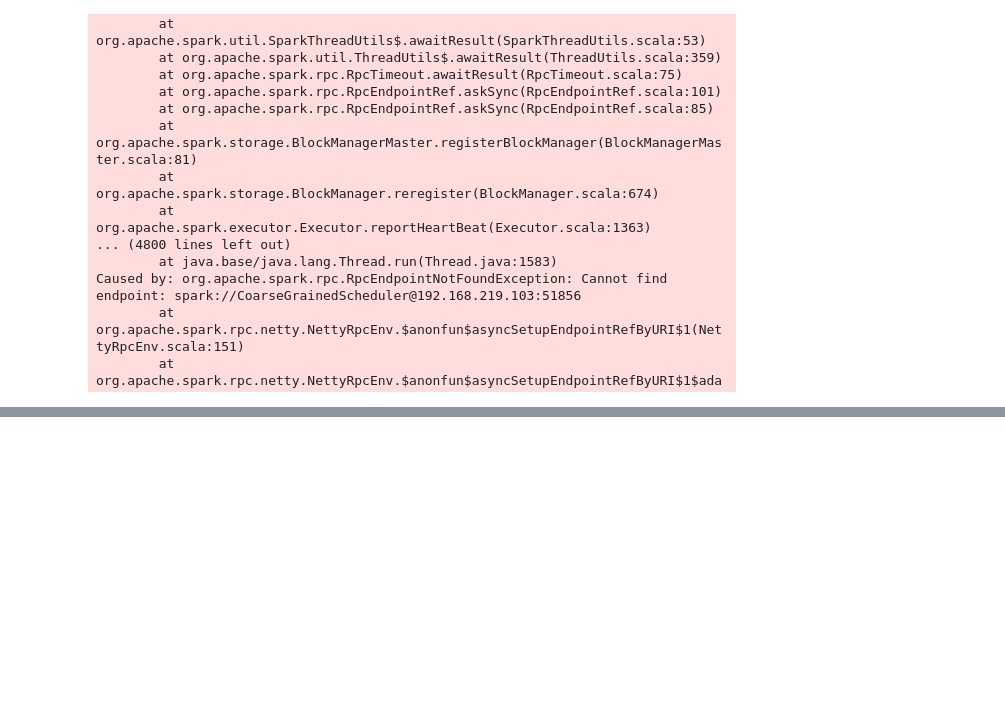
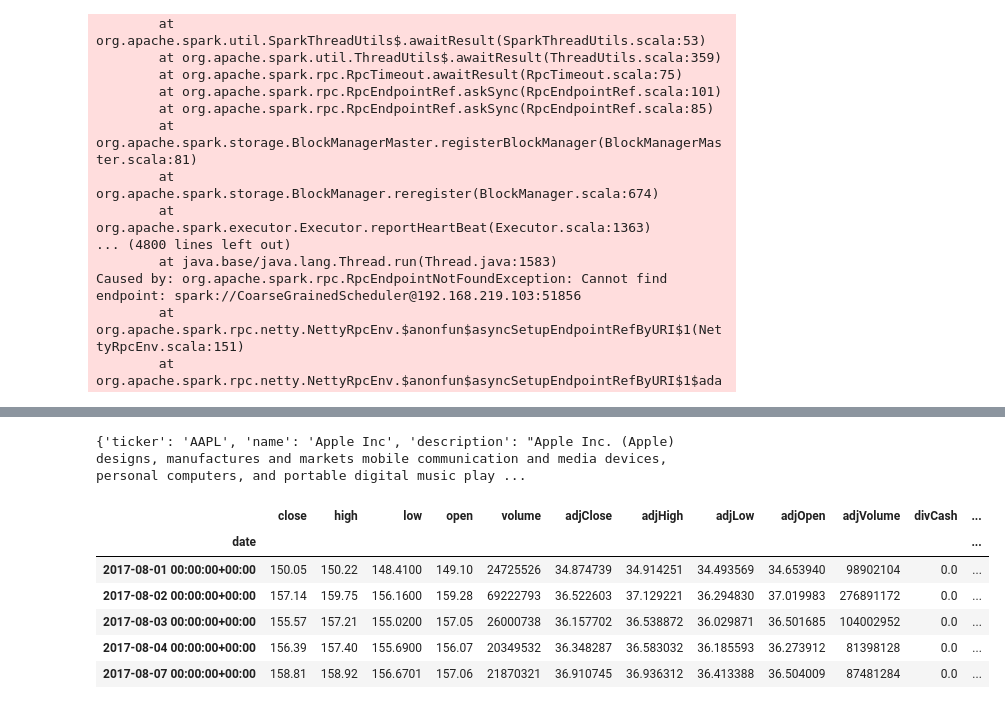
Before and after one commit to DevSmapy/Q-SEED, a Jupyter notebook: research/exploration.ipynb, the cells around one changed output, grey strips where cells are left out. Saved outputs shown, nothing was run; the diff lists cells and outputs as text; code cells hidden in the pictures; blank space fills up the shorter version.

```diff
--- a/research/exploration.ipynb
+++ b/research/exploration.ipynb
@@ -361,3 +361,17 @@ Caused by: org.apache.spark.rpc.RpcEndpointNotFoundException: Cannot find endpoi
 from pyspark.sql import SparkSession
 
 spark = SparkSession.builder.appName("stock_db").getOrCreate()
+# %%
+import keyring
+
+keyring.set_password("tiingo", "user_name", "api_key")
+# %%
+import keyring
+import pandas as pd
+from tiingo import TiingoClient
+
+api_key = keyring.get_password("tiingo", "user_name")
+config = {}
+config["session"] = True
+config["api_key"] = api_key
+client = TiingoClient(config=config)
@@ -363,0 +410,17 @@ spark = SparkSession.builder.appName("stock_db").getOrCreate()
+# %%
+ticker_metadata = client.get_ticker_metadata("AAPL")
+print(ticker_metadata)
+# %% [output]
+{'ticker': 'AAPL', 'name': 'Apple Inc', 'description': "Apple Inc. (Apple) designs, manufactures and markets mobile communication and media devices, personal computers, and portable digital music play ...
+# %%
+historical_prices = client.get_dataframe("AAPL", startDate="2017-08-01", frequency="daily")
+
+historical_prices.head()
+# %% [output]
+|  | close | high | low | open | volume | adjClose | adjHigh | adjLow | adjOpen | adjVolume | divCash | ... |
+| date |  |  |  |  |  |  |  |  |  |  |  | ... |
+| 2017-08-01 00:00:00+00:00 | 150.05 | 150.22 | 148.4100 | 149.10 | 24725526 | 34.874739 | 34.914251 | 34.493569 | 34.653940 | 98902104 | 0.0 | ... |
+| 2017-08-02 00:00:00+00:00 | 157.14 | 159.75 | 156.1600 | 159.28 | 69222793 | 36.522603 | 37.129221 | 36.294830 | 37.019983 | 276891172 | 0.0 | ... |
+| 2017-08-03 00:00:00+00:00 | 155.57 | 157.21 | 155.0200 | 157.05 | 26000738 | 36.157702 | 36.538872 | 36.029871 | 36.501685 | 104002952 | 0.0 | ... |
+| 2017-08-04 00:00:00+00:00 | 156.39 | 157.40 | 155.6900 | 156.07 | 20349532 | 36.348287 | 36.583032 | 36.185593 | 36.273912 | 81398128 | 0.0 | ... |
+| 2017-08-07 00:00:00+00:00 | 158.81 | 158.92 | 156.6701 | 157.06 | 21870321 | 36.910745 | 36.936312 | 36.413388 | 36.504009 | 87481284 | 0.0 | ... |
```
Also changed, not shown: parts of 3 cells of this notebook.
